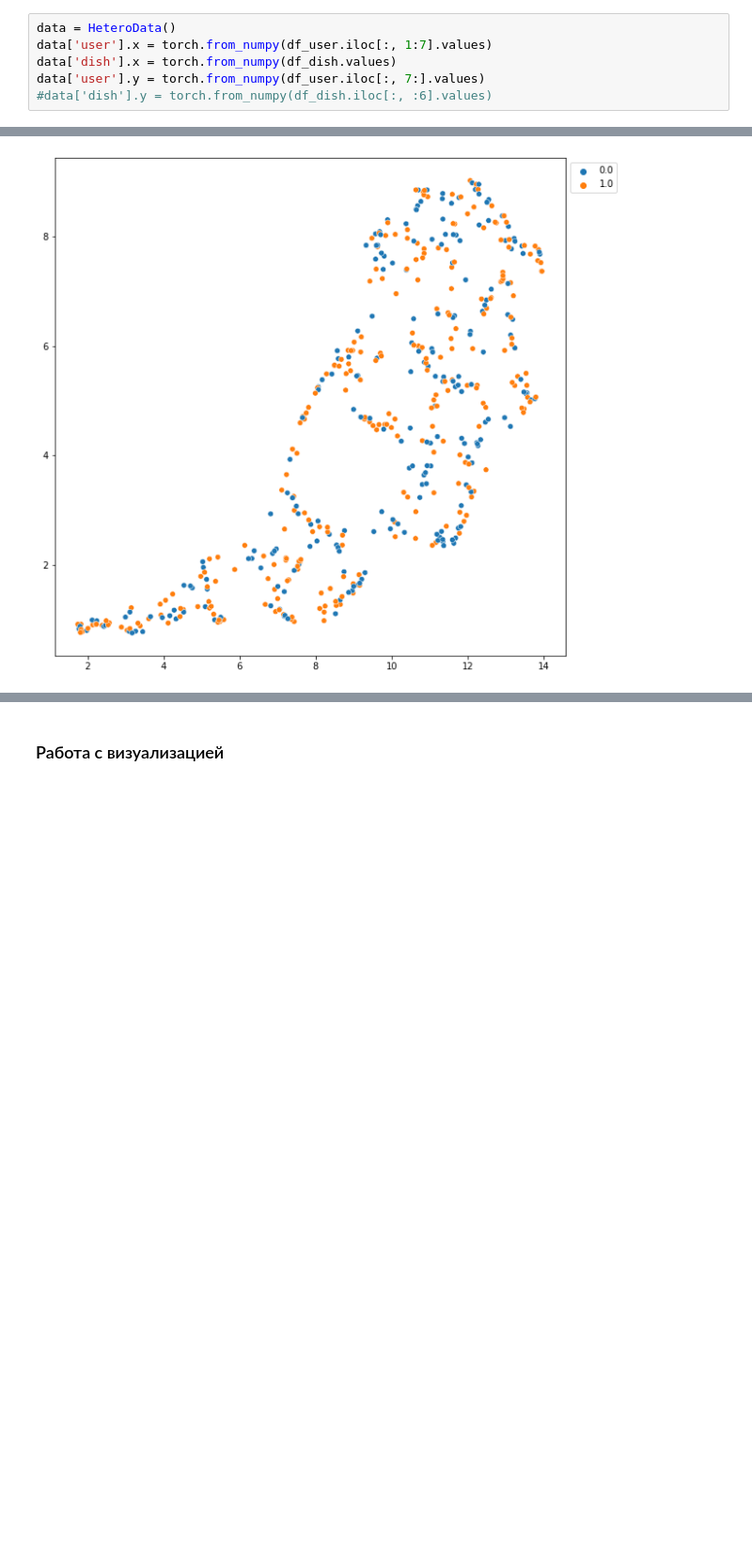
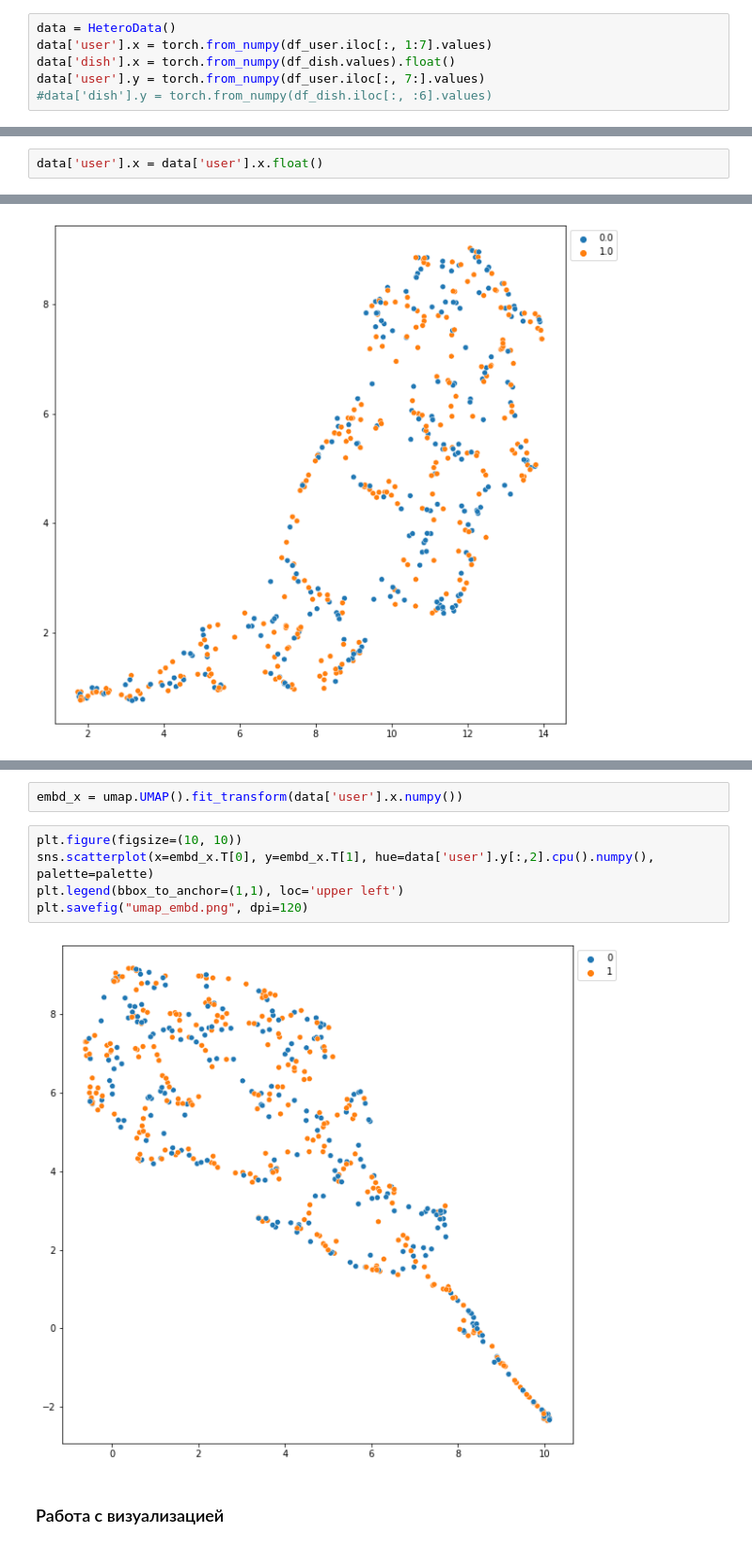
Before and after one commit to JustBNM/graph-recommend-system, a Jupyter notebook: Personalized_RecSys_GNN.ipynb, the cells around one changed output, grey strips where cells are left out. Shown at 94% size. Saved outputs shown, nothing was run; the diff lists cells and outputs as text; blank space fills up the shorter version.

```diff
--- a/Personalized_RecSys_GNN.ipynb
+++ b/Personalized_RecSys_GNN.ipynb
@@ -214,7 +209,7 @@ df_user.iloc[:, 7:] = df_user.iloc[:, 7:].astype(int)
 # %%
 data = HeteroData()
 data['user'].x = torch.from_numpy(df_user.iloc[:, 1:7].values)
-data['dish'].x = torch.from_numpy(df_dish.values)
+data['dish'].x = torch.from_numpy(df_dish.values).float()
 data['user'].y = torch.from_numpy(df_user.iloc[:, 7:].values)
 #data['dish'].y = torch.from_numpy(df_dish.iloc[:, :6].values)
 # %%
@@ -247,0 +241,2 @@ data['user', 'buys', 'dish'].edge_index = torch.cat((torch_buy_pivo, torch_buy_k
+# %%
+data['user'].x = data['user'].x.float()
@@ -639,3 +865,12 @@ HeteroData(
+# %%
+embd_x = umap.UMAP().fit_transform(data['user'].x.numpy())
+# %%
+plt.figure(figsize=(10, 10))
+sns.scatterplot(x=embd_x.T[0], y=embd_x.T[1], hue=data['user'].y[:,2].cpu().numpy(), palette=palette)
+plt.legend(bbox_to_anchor=(1,1), loc='upper left')
+plt.savefig("umap_embd.png", dpi=120)
+# %% [output]
+[figure, added]
 # %% [markdown]
 ### Работа с визуализацией
 # %%
```
Also changed, not shown: parts of 84 cells of this notebook.
